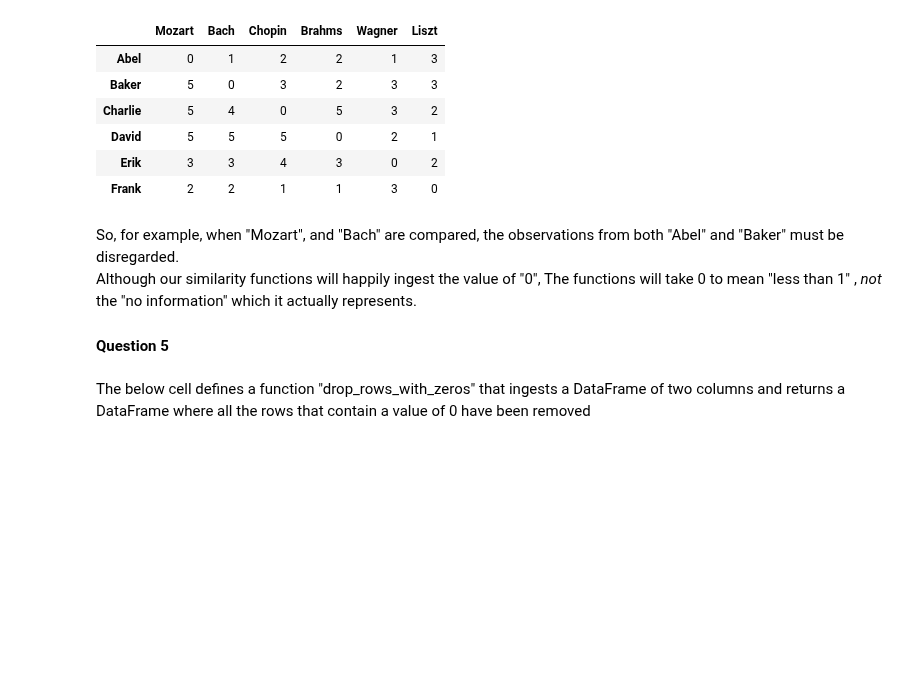
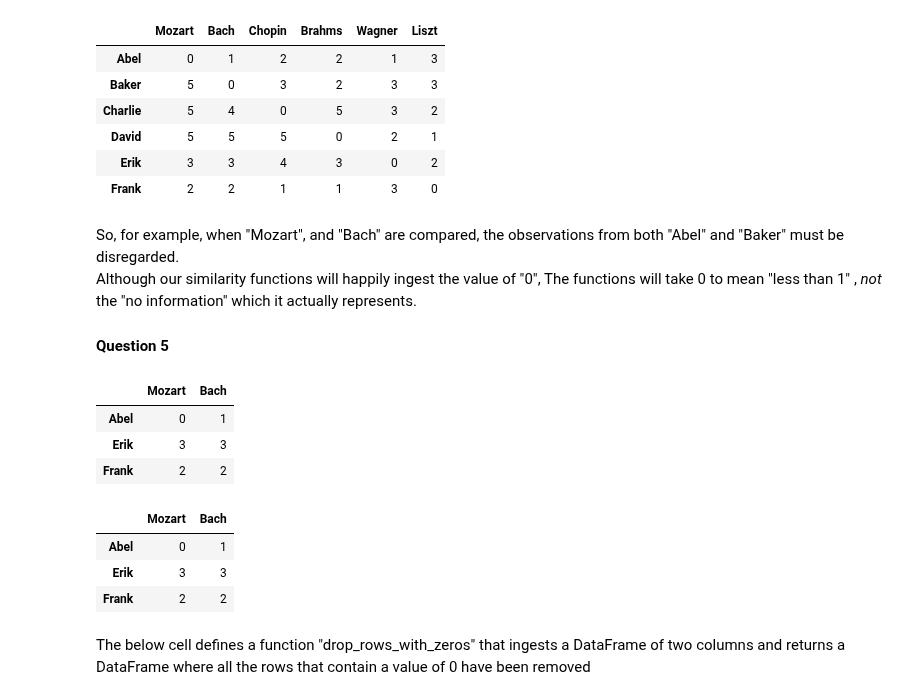
Before and after one commit to peterofson/Python_MachineLearning, a Jupyter notebook: Assignment 9/Assignment_9.ipynb, the cells around one changed output. Drawn from its saved outputs; the diff is of its cells as text; code cells hidden in the pictures; blank space fills up the shorter version.

```diff
--- a/Assignment 9/Assignment_9.ipynb
+++ b/Assignment 9/Assignment_9.ipynb
@@ -470,7 +482,31 @@ def drop_val (df, to_drop):
 
 
     """
-    return pd.DataFrame()
+    to_keep = []
+    for x in df.T:
+        if (to_drop not in df.T[x].unique()):
+            to_keep.append(x)
+    return df.loc[to_keep,:]
+# %%
+    drop_val(df,to_drop)
+# %% [output]
+|  | Mozart | Bach |
+| Abel | 0 | 1 |
+| Erik | 3 | 3 |
+| Frank | 2 | 2 |
+# %%
+    df = df.loc[:,"Mozart":"Bach"]
+    to_drop = 5
+    to_keep = []
+    for x in df.T:
+        if (to_drop not in df.T[x].unique()):
+            to_keep.append(x)
+    df.loc[to_keep,:]
+# %% [output]
+|  | Mozart | Bach |
+| Abel | 0 | 1 |
+| Erik | 3 | 3 |
+| Frank | 2 | 2 |
 # %%
 ###
 ### AUTOGRADER TEST - DO NOT REMOVE
```
Also changed, not shown: parts of 2 cells of this notebook.
